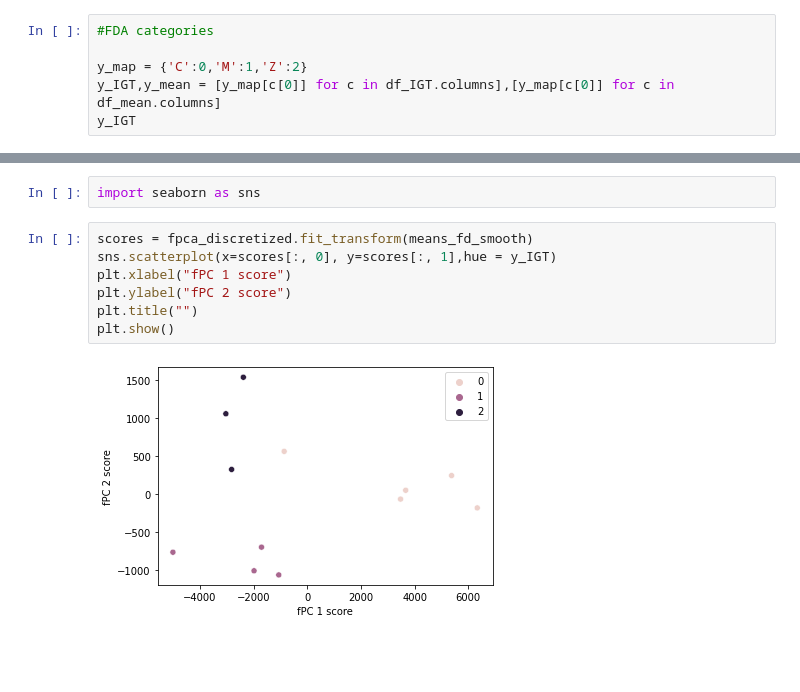
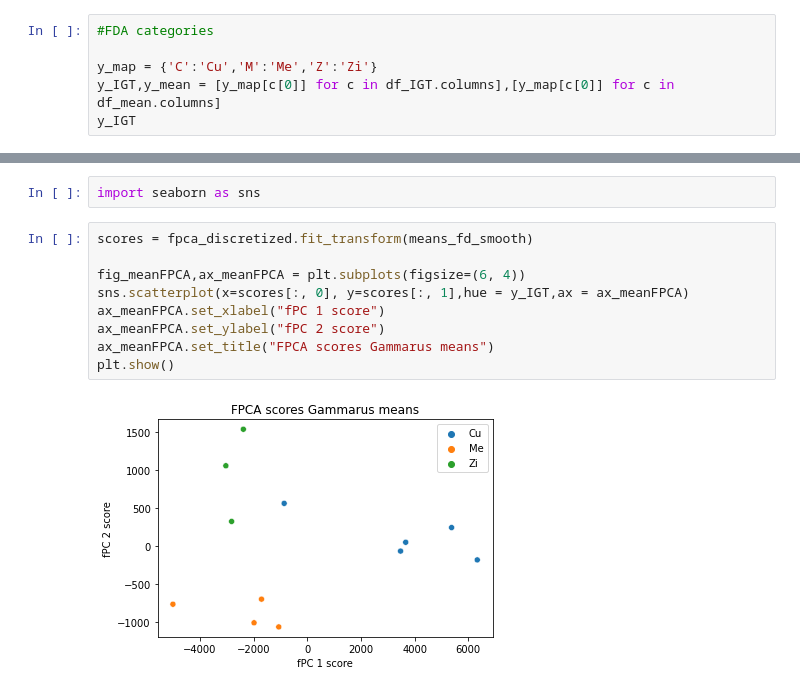
Before and after one commit to ruckapark/IndicateurGlobal, a Jupyter notebook: SETAC_Article2_figures.ipynb, the cells around one changed output, grey strips where cells are left out. Cells and saved outputs as stored; diff of their text form; blank space fills up the shorter version.

```diff
--- a/SETAC_Article2_figures.ipynb
+++ b/SETAC_Article2_figures.ipynb
@@ -208,7 +208,7 @@ means_fd = FDataGrid(means_data_matrix,means_grid_points,
 # %%
 #FDA categories
 
-y_map = {'C':0,'M':1,'Z':2}
+y_map = {'C':'Cu','M':'Me','Z':'Zi'}
 y_IGT,y_mean = [y_map[c[0]] for c in df_IGT.columns],[y_map[c[0]] for c in df_mean.columns]
 y_IGT
 # %% [output]
@@ -249,10 +249,12 @@ plt.legend(labels=['component 1 - {:.2f}'.format(fpca_discretized.explained_vari
 import seaborn as sns
 # %%
 scores = fpca_discretized.fit_transform(means_fd_smooth)
-sns.scatterplot(x=scores[:, 0], y=scores[:, 1],hue = y_IGT)
-plt.xlabel("fPC 1 score")
-plt.ylabel("fPC 2 score")
-plt.title("")
+
+fig_meanFPCA,ax_meanFPCA = plt.subplots(figsize=(6, 4))
+sns.scatterplot(x=scores[:, 0], y=scores[:, 1],hue = y_IGT,ax = ax_meanFPCA)
+ax_meanFPCA.set_xlabel("fPC 1 score")
+ax_meanFPCA.set_ylabel("fPC 2 score")
+ax_meanFPCA.set_title("FPCA scores Gammarus means")
 plt.show()
 # %% [output]
-[figure, old version]
+[figure, new version]
```
Also changed, not shown: parts of 44 cells of this notebook.
